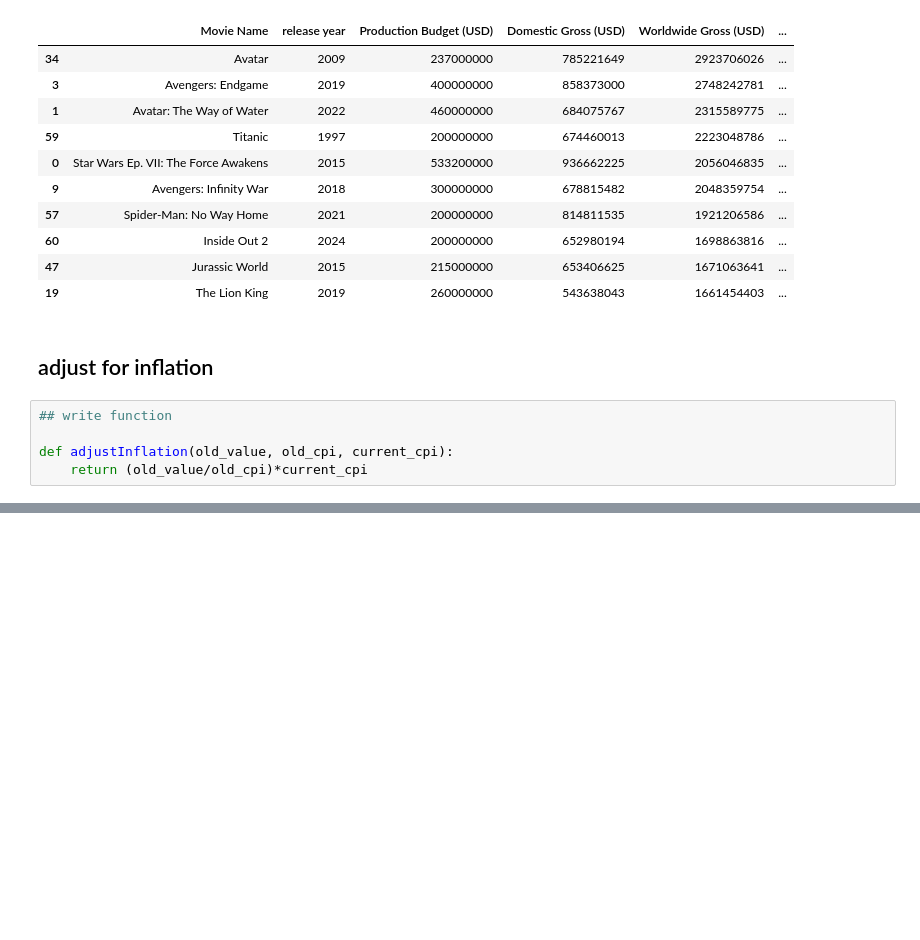
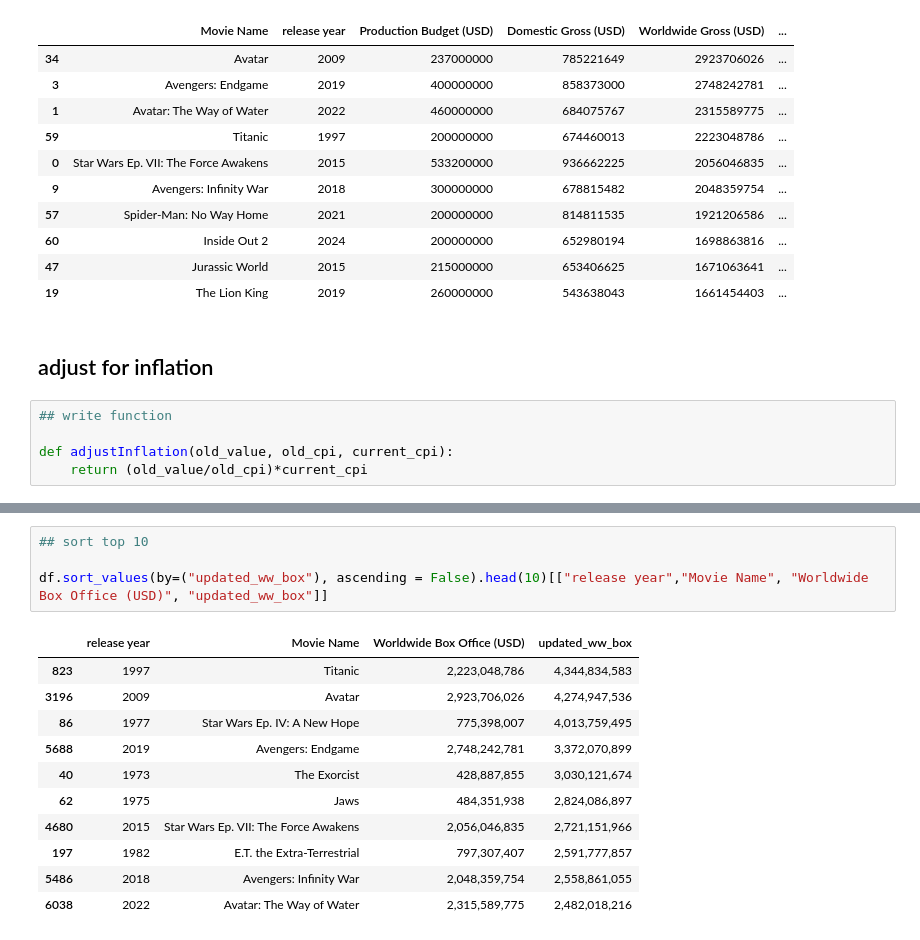
Before and after one commit to Rhyannon-CUNY/adv-data-class, a Jupyter notebook: wek12-movie-alltime-sales.ipynb, the cells around one changed output, grey strips where cells are left out. Drawn from its saved outputs; the diff is of its cells as text; blank space fills up the shorter version.

```diff
--- a/wek12-movie-alltime-sales.ipynb
+++ b/wek12-movie-alltime-sales.ipynb
@@ -110,0 +148,16 @@ df
+# %%
+## sort top 10
+
+df.sort_values(by=("updated_ww_box"), ascending = False).head(10)[["release year","Movie Name", "Worldwide Box Office (USD)", "updated_ww_box"]]
+# %% [output]
+|  | release year | Movie Name | Worldwide Box Office (USD) | updated_ww_box |
+| 823 | 1997 | Titanic | 2,223,048,786 | 4,344,834,583 |
+| 3196 | 2009 | Avatar | 2,923,706,026 | 4,274,947,536 |
+| 86 | 1977 | Star Wars Ep. IV: A New Hope | 775,398,007 | 4,013,759,495 |
+| 5688 | 2019 | Avengers: Endgame | 2,748,242,781 | 3,372,070,899 |
+| 40 | 1973 | The Exorcist | 428,887,855 | 3,030,121,674 |
+| 62 | 1975 | Jaws | 484,351,938 | 2,824,086,897 |
+| 4680 | 2015 | Star Wars Ep. VII: The Force Awakens | 2,056,046,835 | 2,721,151,966 |
+| 197 | 1982 | E.T. the Extra-Terrestrial | 797,307,407 | 2,591,777,857 |
+| 5486 | 2018 | Avengers: Infinity War | 2,048,359,754 | 2,558,861,055 |
+| 6038 | 2022 | Avatar: The Way of Water | 2,315,589,775 | 2,482,018,216 |
```
Also changed, not shown: parts of 5 cells of this notebook.
